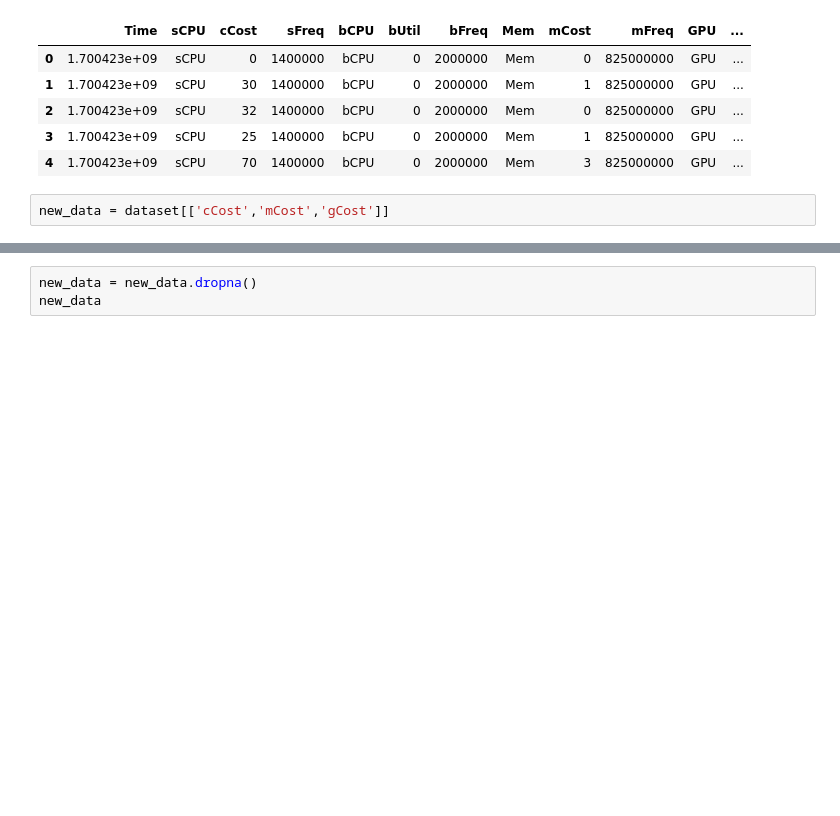
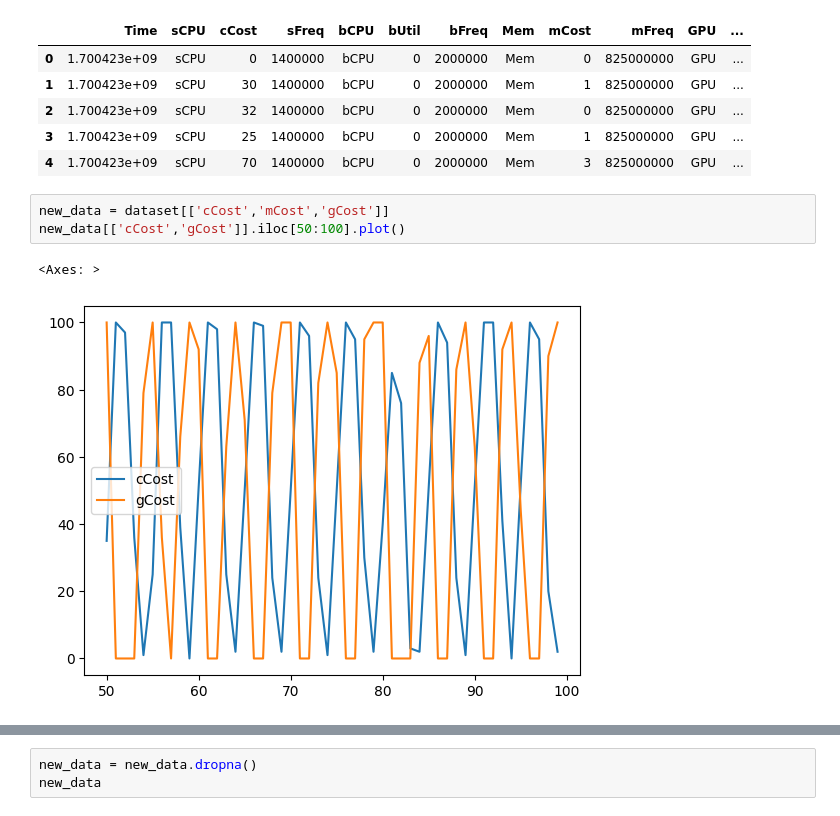
Before and after one commit to dipayan2/ARMAModel, a Jupyter notebook: ModelingUtil.ipynb, the cells around one changed output, grey strips where cells are left out. Cells and saved outputs as stored; diff of their text form; blank space fills up the shorter version.

```diff
--- a/ModelingUtil.ipynb
+++ b/ModelingUtil.ipynb
@@ -21,6 +22,10 @@ dataset.head()
 | 4 | 1.700423e+09 | sCPU | 70 | 1400000 | bCPU | 0 | 2000000 | Mem | 3 | 825000000 | GPU | ... |
 # %%
 new_data = dataset[['cCost','mCost','gCost']]
+new_data[['cCost','gCost']].iloc[50:100].plot()
+# %% [output]
+<Axes: >
+[figure, added]
 # %%
 new_data['shifted_cCost_1'] = new_data['cCost'].shift(1)
 new_data['shifted_mCost_1'] = new_data['mCost'].shift(1)
```
Also changed, not shown: parts of 15 cells of this notebook, 2 other files.
